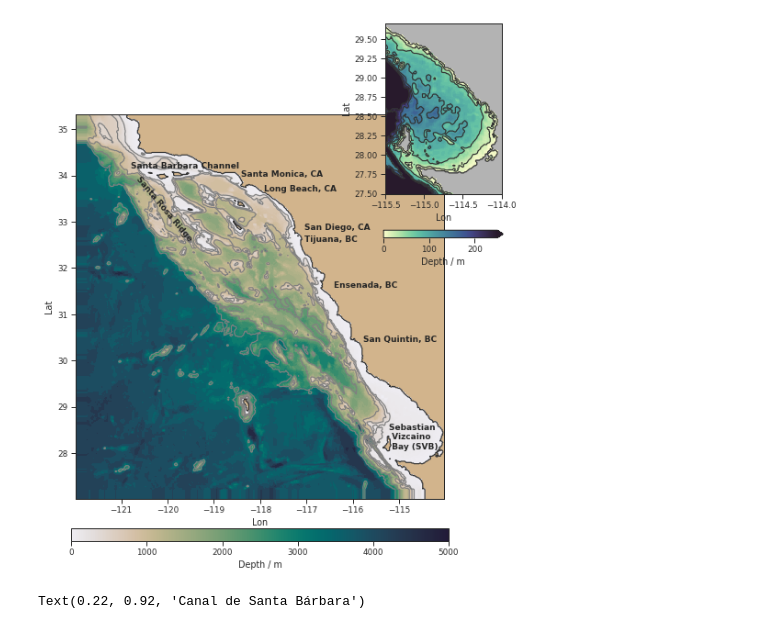
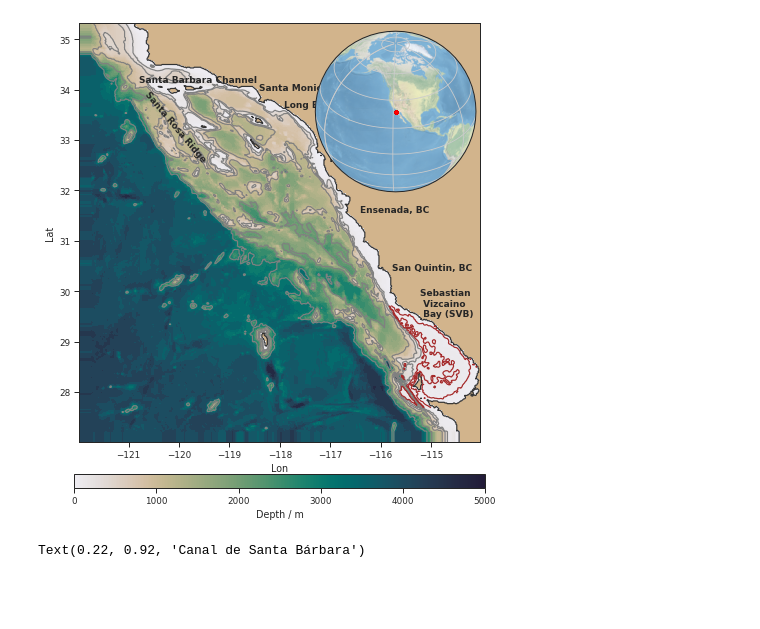
Before and after one commit to anakarinarm/notebooks_SVB, a Jupyter notebook: MITgcm/domain5/figures_paper/figure01.ipynb, the cells around one changed output. Cells and saved outputs as stored; diff of their text form; code cells hidden in the pictures; blank space fills up the shorter version.

```diff
--- a/MITgcm/domain5/figures_paper/figure01.ipynb
+++ b/MITgcm/domain5/figures_paper/figure01.ipynb
@@ -73,46 +77,63 @@ cn = ax.contour(lon,lat,dep_maskedSVB, colors=['0.5'],
 
 ax.contour(lon,lat,depthSVB[:,:], levels=[0], colors='0.2')
 
+cn2 = ax.contour(lon[300:],lat[50:200],dep_maskedSVB[50:200,300:], colors=['brown'],
+                levels=[50,100,150])
+
 ax.set_xlabel('Lon')
 ax.set_ylabel('Lat')
 
 ax.set_aspect(1)
 
-ax.text(0.85,0.13,'Sebastian \n Vizcaino \n Bay (SVB)',fontsize=9, fontweight='bold',
+ax.text(0.85,0.3,'Sebastian \n Vizcaino \n Bay (SVB)',fontsize=9, fontweight='bold',
         transform=ax.transAxes)
 ax.text(0.78,0.41,'San Quintin, BC',fontsize=9, transform=ax.transAxes,fontweight='bold')
 ax.text(0.7,0.55,'Ensenada, BC',fontsize=9, transform=ax.transAxes,fontweight='bold')
 ax.text(0.62,0.67,'Tijuana, BC',fontsize=9, transform=ax.transAxes,fontweight='bold')
 ax.text(0.62,0.7,'San Diego, CA',fontsize=9, transform=ax.transAxes,fontweight='bold')
 ax.text(0.45,0.84,'Santa Monica, CA',fontsize=9, transform=ax.transAxes,fontweight='bold')
 ax.text(0.51,0.8,'Long Beach, CA',fontsize=9, transform=ax.transAxes,fontweight='bold')
 ax.text(0.15,0.86,'Santa Barbara Channel',fontsize=9, transform=ax.transAxes,
         fontweight='bold')
 ax.text(0.16,0.67,'Santa Rosa Ridge',fontsize=9, transform=ax.transAxes,
         fontweight='bold',rotation=-50)
 
+# Plote globe
+axins = inset_axes(ax, width="40%", height="40%", loc="upper right",
+                   axes_class=cartopy.mpl.geoaxes.GeoAxes,
+                   axes_kwargs=dict(map_projection=cartopy.crs.Orthographic(central_latitude=32,
+                                                                            central_longitude=-118)))
+axins.add_feature(cartopy.feature.OCEAN, zorder=0)
+axins.add_feature(cartopy.feature.LAND, zorder=0, edgecolor='black')
+axins.gridlines()
+axins.stock_img()
+#axins.plot([lon[0]+360], [lat[0]],'ro', transform=cartopy.crs.Orthographic(-110, 35))
+#axins.plot([ lon[-1]+360], [lat[-1]],'ro', transform=cartopy.crs.Orthographic(-120, 35))
+axins.plot(lon, np.ones_like(lon)*27,'r.',transform=cartopy.crs.Orthographic(-118, 32))
+axins.plot(lon, np.ones_like(lon)*35.3,'r.',transform=cartopy.crs.Orthographic(-118, 32))
+
 # ----------------------------------------
-ax2 = fig.add_axes([0.7, 0.55, 0.28, 0.4])
-ax2.set_facecolor('0.7')
+#ax2 = fig.add_axes([0.7, 0.55, 0.28, 0.4])
+#ax2.set_facecolor('0.7')
 
-pc2 = ax2.pcolormesh(lon,lat,dep_maskedSVB,
-                     vmin=0, vmax=250, cmap=cmo.cm.deep)
-cb2 = plt.colorbar(pc2,label='Depth / m', shrink=0.85, aspect=15,
-                   extend='max', orientation='horizontal')
-cn2 = ax2.contour(lon,lat,dep_maskedSVB, colors=['0.2'],
-                levels=[20,60,100,140,180,240])
-ax2.contour(lon,lat,depthSVB[:,:], levels=[0], colors='0.2')
+#pc2 = ax2.pcolormesh(lon,lat,dep_maskedSVB,
+#                     vmin=0, vmax=250, cmap=cmo.cm.deep)
+# cb2 = plt.colorbar(pc2,label='Depth / m', shrink=0.85, aspect=15,
+#                    extend='max', orientation='horizontal')
+# cn2 = ax2.contour(lon,lat,dep_maskedSVB, colors=['0.2'],
+#                    levels=[50,100,150,200,])
+# ax2.contour(lon,lat,depthSVB[:,:], levels=[0], colors='0.2')
 
 ax2.set_xlim(-115.5, -114)
 ax2.set_ylim(27.5,29.7)
 
 ax2.set_xlabel('Lon')
 ax2.set_ylabel('Lat')
 
 ax2.set_aspect(1)
 plt.savefig('figure1.png')
 # %% [output]
-[figure, old version]
+[figure, new version]
 # %%
 sns.set_style('ticks')
 sns.set_context('talk')
```
Also changed, not shown: parts of 3 cells of this notebook.
